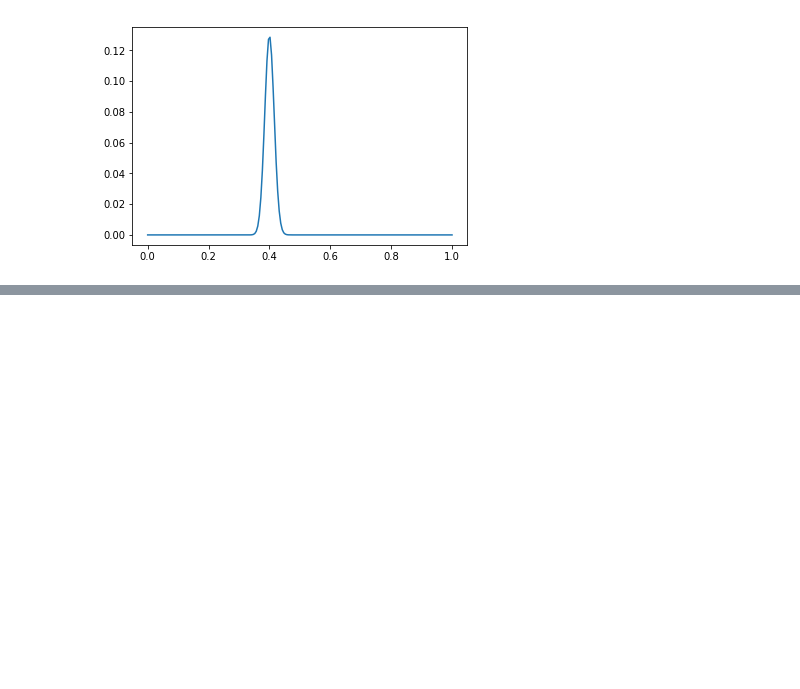
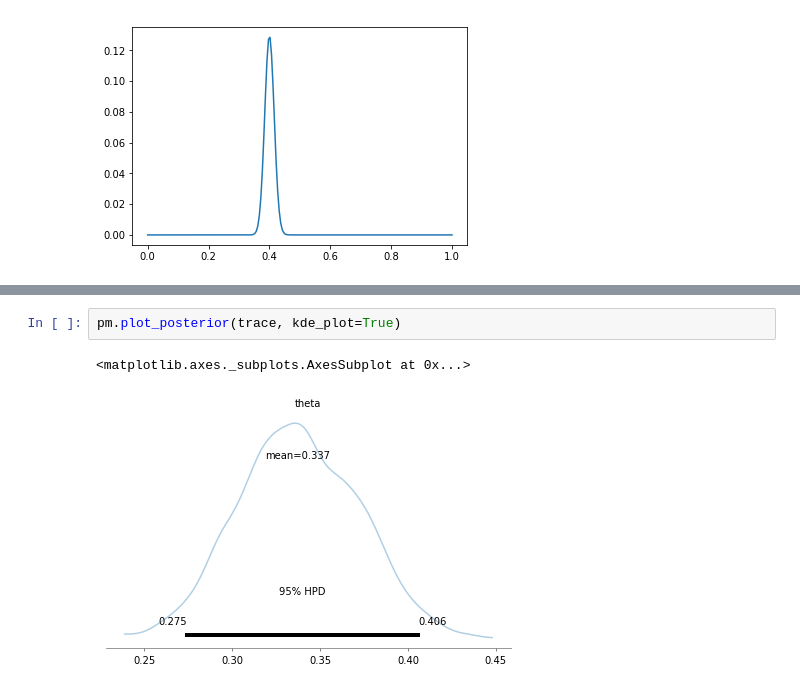
Before and after one commit to lhqing/reading_notes, a Jupyter notebook: Bayesian Analysis with Python/1-Basic.ipynb, the cells around one changed output, grey strips where cells are left out. Saved outputs shown, nothing was run; the diff lists cells and outputs as text; blank space fills up the shorter version.

```diff
--- a/Bayesian Analysis with Python/1-Basic.ipynb
+++ b/Bayesian Analysis with Python/1-Basic.ipynb
@@ -64,0 +121,5 @@ plt.plot(grid, posterior)
+# %%
+pm.plot_posterior(trace, kde_plot=True)
+# %% [output]
+<matplotlib.axes._subplots.AxesSubplot at 0x...>
+[figure, added]
```
Also changed, not shown: parts of 12 cells of this notebook, 2 other files.
